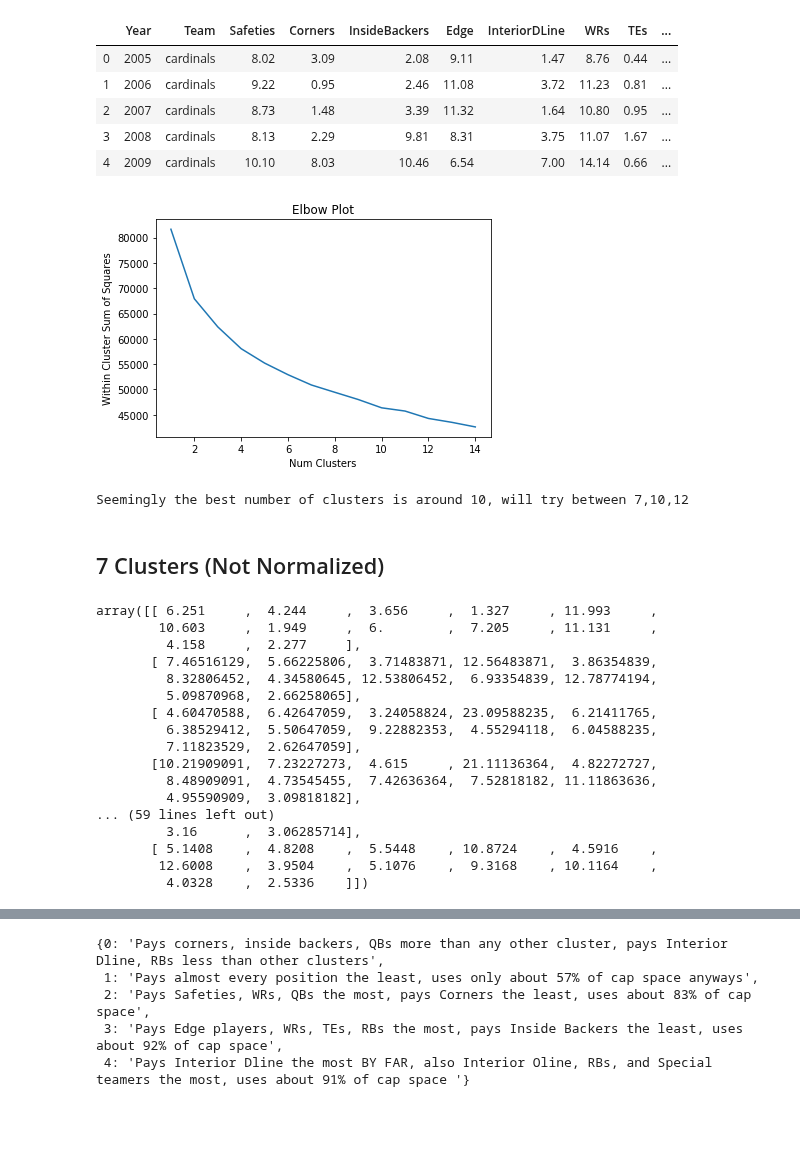
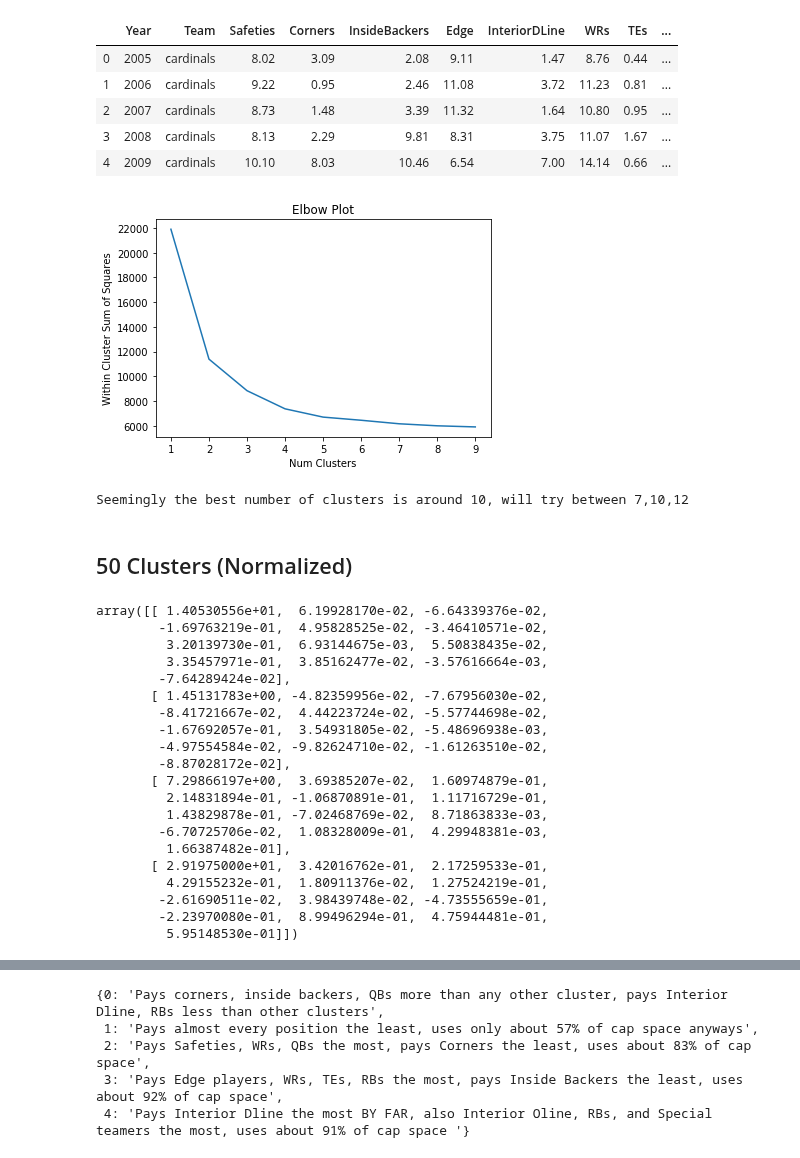
Before and after one commit to MattZlotnik/PreviousProjects, a Jupyter notebook: AllProjects/NFL Salary Cap Clustering Analysis/Kmeans(12Buckets).ipynb, the cells around one changed output, grey strips where cells are left out. Saved outputs shown, nothing was run; the diff lists cells and outputs as text; code cells hidden in the pictures; blank space fills up the shorter version.

Commit message:
More work on NFL Clustering
Brutal negative Adj R^2

```diff
--- a/AllProjects/NFL Salary Cap Clustering Analysis/Kmeans(12Buckets).ipynb
+++ b/AllProjects/NFL Salary Cap Clustering Analysis/Kmeans(12Buckets).ipynb
@@ -40,59 +40,62 @@ def Normalize(x):
 
 Df12Normalized[labels] = Df12Normalized.apply(Normalize, axis = 1)
 # %%
-X = Df12[['Safeties','Corners','InsideBackers','Edge','InteriorDLine','WRs','TEs','InteriorOLine','Tackles','QB','RB','Special']]
+X = Df12[['Dead','Safeties','Corners','InsideBackers','Edge','InteriorDLine','WRs','TEs','InteriorOLine','Tackles','QB','RB','Special']]
 NonPredictorX = Df12[['Year','Team']]
 Y = Df12[['Wins', 'Playoff Wins', 'SuperBowl Win']]
 
-X_Norm = Df12Normalized[['Safeties','Corners','InsideBackers','Edge','InteriorDLine','WRs','TEs','InteriorOLine','Tackles','QB','RB','Special']]
+X_Norm = Df12Normalized[['Dead','Safeties','Corners','InsideBackers','Edge','InteriorDLine','WRs','TEs','InteriorOLine','Tackles','QB','RB','Special']]
 NonPredictorX_Norm = Df12Normalized[['Year','Team']]
 Y_Norm = Df12Normalized[['Wins', 'Playoff Wins', 'SuperBowl Win']]
 # %%
 ## Elbow Plot
 models = []
 wcss = []
-for i in range(1,15):
+for i in range(1,10):
     i = int(i)
     KM = KMeans(n_clusters = i, random_state = 0, init = "k-means++", n_init = 10)
-    KM.fit(X)
+    KM.fit(X_Norm)
     wcss.append(KM.inertia_)
 
-plt.plot(range(1,15),wcss)
+plt.plot(range(1,10),wcss)
 plt.title("Elbow Plot")
 plt.xlabel("Num Clusters")
 plt.ylabel("Within Cluster Sum of Squares")
 
 plt.show()
 print("Seemingly the best number of clusters is around 10, will try between 7,10,12")
 # %% [output]
-[figure, old version]
+[figure, new version]
 Seemingly the best number of clusters is around 10, will try between 7,10,12
 # %% [markdown]
-## 7 Clusters (Not Normalized)
+## 50 Clusters (Normalized)
 # %%
 ## 7 clusters
-KM12_7 = KMeans(n_clusters = 25, random_state = 0, init = "k-means++", n_init = 100)
-KM12_7.fit(X)
-Df12_7Clust = Df12.copy()
-Df12_7Clust['Cluster'] = KM12_7.labels_
-KM12_7.cluster_centers_
+KM12_50 = KMeans(n_clusters = 4, random_state = 0, init = "k-means++", n_init = 100)
+KM12_50.fit(X_Norm)
+Df12_50Clust = Df12Normalized.copy()
+Df12_50Clust['Cluster'] = KM12_50.labels_
+KM12_50.cluster_centers_
 # %% [output]
-array([[ 6.251     ,  4.244     ,  3.656     ,  1.327     , 11.993     ,
-        10.603     ,  1.949     ,  6.        ,  7.205     , 11.131     ,
-         4.158     ,  2.277     ],
-       [ 7.46516129,  5.66225806,  3.71483871, 12.56483871,  3.86354839,
-         8.32806452,  4.34580645, 12.53806452,  6.93354839, 12.78774194,
-         5.09870968,  2.66258065],
-       [ 4.60470588,  6.42647059,  3.24058824, 23.09588235,  6.21411765,
-         6.38529412,  5.50647059,  9.22882353,  4.55294118,  6.04588235,
-         7.11823529,  2.62647059],
-       [10.21909091,  7.23227273,  4.615     , 21.11136364,  4.82272727,
-         8.48909091,  4.73545455,  7.42636364,  7.52818182, 11.11863636,
-         4.95590909,  3.09818182],
-... (59 lines left out)
-         3.16      ,  3.06285714],
-       [ 5.1408    ,  4.8208    ,  5.5448    , 10.8724    ,  4.5916    ,
-        12.6008    ,  3.9504    ,  5.1076    ,  9.3168    , 10.1164    ,
-         4.0328    ,  2.5336    ]])
+array([[ 1.40530556e+01,  6.19928170e-02, -6.64339376e-02,
+        -1.69763219e-01,  4.95828525e-02, -3.46410571e-02,
+         3.20139730e-01,  6.93144675e-03,  5.50838435e-02,
+         3.35457971e-01,  3.85162477e-02, -3.57616664e-03,
+        -7.64289424e-02],
+       [ 1.45131783e+00, -4.82359956e-02, -7.67956030e-02,
+        -8.41721667e-02,  4.44223724e-02, -5.57744698e-02,
+        -1.67692057e-01,  3.54931805e-02, -5.48696938e-03,
+        -4.97554584e-02, -9.82624710e-02, -1.61263510e-02,
+        -8.87028172e-02],
+       [ 7.29866197e+00,  3.69385207e-02,  1.60974879e-01,
+         2.14831894e-01, -1.06870891e-01,  1.11716729e-01,
+         1.43829878e-01, -7.02468769e-02,  8.71863833e-03,
+        -6.70725706e-02,  1.08328009e-01,  4.29948381e-03,
+         1.66387482e-01],
+       [ 2.91975000e+01,  3.42016762e-01,  2.17259533e-01,
+         4.29155232e-01,  1.80911376e-02,  1.27524219e-01,
+        -2.61690511e-02,  3.98439748e-02, -4.73555659e-01,
+        -2.23970080e-01,  8.99496294e-01,  4.75944481e-01,
+         5.95148530e-01]])
 # %%
 ##Match Averages spending back to groupby to gain cluster averages for all metrics
```
Also changed, not shown: parts of 11 cells of this notebook, 3 other files.
